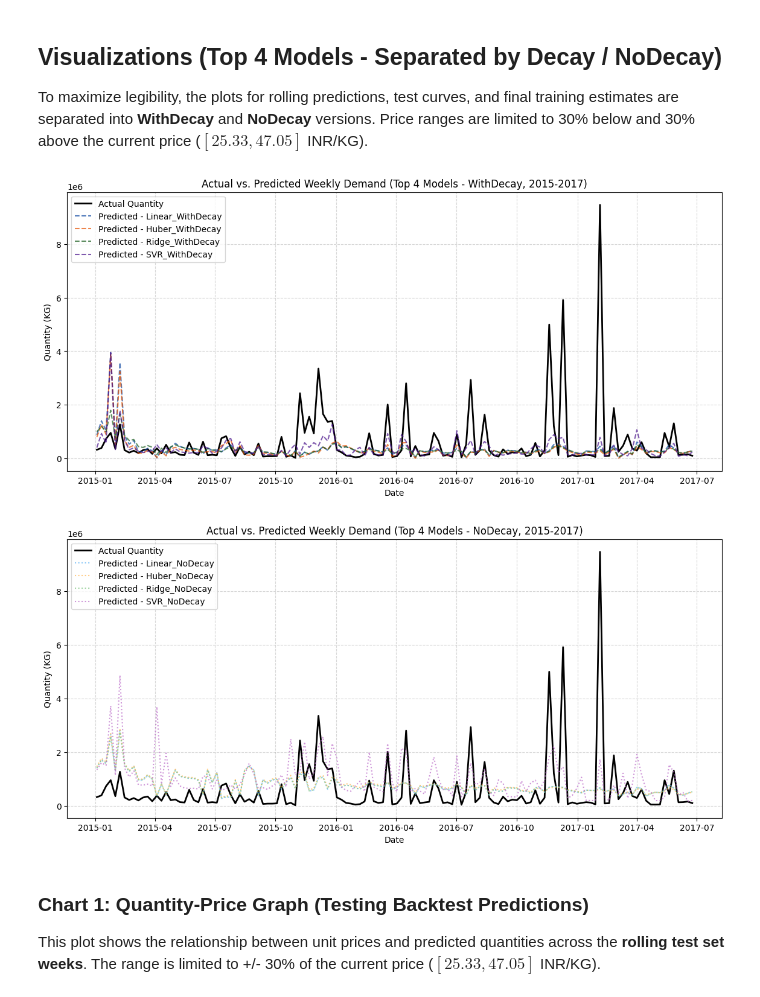
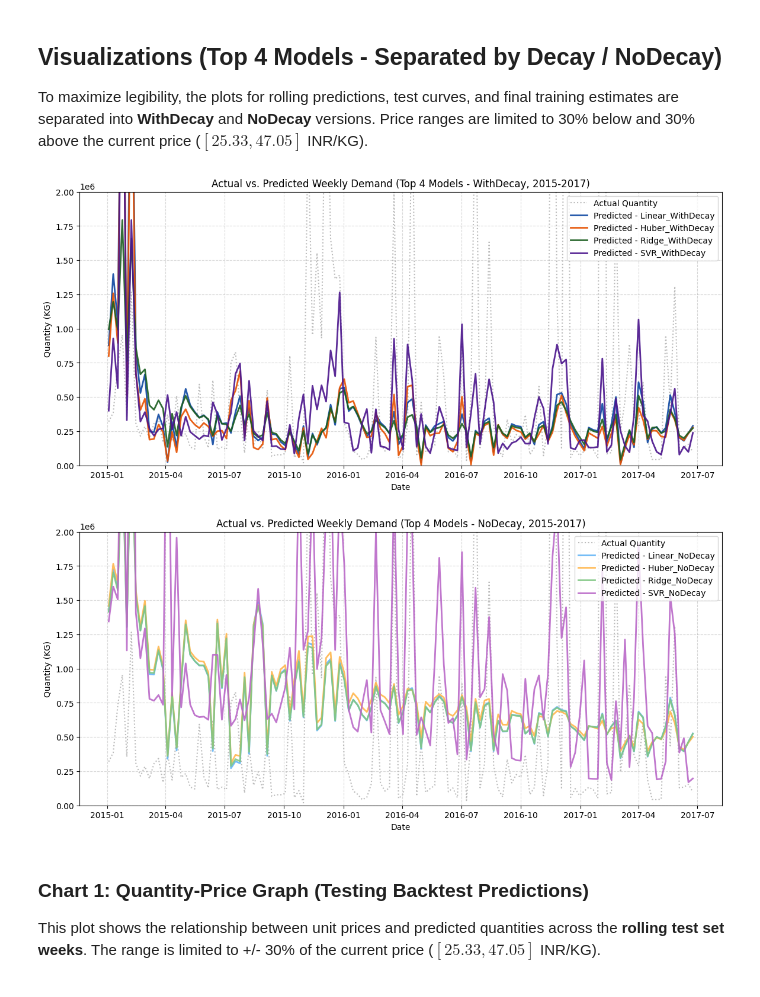
Before and after one commit to atishayj2202/PriceAnalysis, a Jupyter notebook: mod_test/elasticity_model_testing.ipynb, the cells around one changed output. Cells and saved outputs as stored; diff of their text form; code cells hidden in the pictures.

```diff
--- a/mod_test/elasticity_model_testing.ipynb
+++ b/mod_test/elasticity_model_testing.ipynb
@@ -293,39 +293,45 @@ color_pairs = {
     'SVR': ('#4a148c', '#ba68c8'),     # Purple
 }
 
 # Plot 1a: WithDecay
 plt.figure(figsize=(14, 6))
-plt.plot(filtered_plot_dates, filtered_actual_qs, 'k-', label='Actual Quantity', linewidth=2)
+# Actual quantity: light and dotted
+plt.plot(filtered_plot_dates, filtered_actual_qs, color='#bbbbbb', linestyle=':', label='Actual Quantity', linewidth=1.5)
 for base_name, (c_decay, _) in color_pairs.items():
     wd_name = base_name + '_WithDecay'
     if wd_name in results:
         preds_wd = np.array([p['pred'] for p in results[wd_name]])[filter_2015]
-        plt.plot(filtered_plot_dates, preds_wd, label=f'Predicted - {wd_name}', color=c_decay, alpha=0.7, linestyle='--')
+        # Predictions: dark solid
+        plt.plot(filtered_plot_dates, preds_wd, label=f'Predicted - {wd_name}', color=c_decay, alpha=0.9, linestyle='-', linewidth=2.0)
 plt.title('Actual vs. Predicted Weekly Demand (Top 4 Models - WithDecay, 2015-2017)')
 plt.xlabel('Date')
 plt.ylabel('Quantity (KG)')
+plt.ylim(0, 2e6)  # Cut graph at 2e6 to hide outliers
 plt.legend()
 plt.grid(True, linestyle='--', alpha=0.5)
 plt.show()
 
 # Plot 1b: NoDecay
 if not RUN_DECAY_ONLY:
     plt.figure(figsize=(14, 6))
-    plt.plot(filtered_plot_dates, filtered_actual_qs, 'k-', label='Actual Quantity', linewidth=2)
+    # Actual quantity: light and dotted
+    plt.plot(filtered_plot_dates, filtered_actual_qs, color='#bbbbbb', linestyle=':', label='Actual Quantity', linewidth=1.5)
     for base_name, (_, c_nodecay) in color_pairs.items():
         nd_name = base_name + '_NoDecay'
         if nd_name in results:
             preds_nd = np.array([p['pred'] for p in results[nd_name]])[filter_2015]
-            plt.plot(filtered_plot_dates, preds_nd, label=f'Predicted - {nd_name}', color=c_nodecay, alpha=0.7, linestyle=':')
+            # Predictions: solid line using the model color
+            plt.plot(filtered_plot_dates, preds_nd, label=f'Predicted - {nd_name}', color=c_nodecay, alpha=0.9, linestyle='-', linewidth=2.0)
     plt.title('Actual vs. Predicted Weekly Demand (Top 4 Models - NoDecay, 2015-2017)')
     plt.xlabel('Date')
     plt.ylabel('Quantity (KG)')
+    plt.ylim(0, 2e6)  # Cut graph at 2e6 to hide outliers
     plt.legend()
     plt.grid(True, linestyle='--', alpha=0.5)
     plt.show()
 # %% [output]
-[figure, old version]
+[figure, new version]
-[figure, old version]
+[figure, new version]
 # %% [markdown]
 ### Chart 1: Quantity-Price Graph (Testing Backtest Predictions)
 
```
Also changed, not shown: 1 other file.
